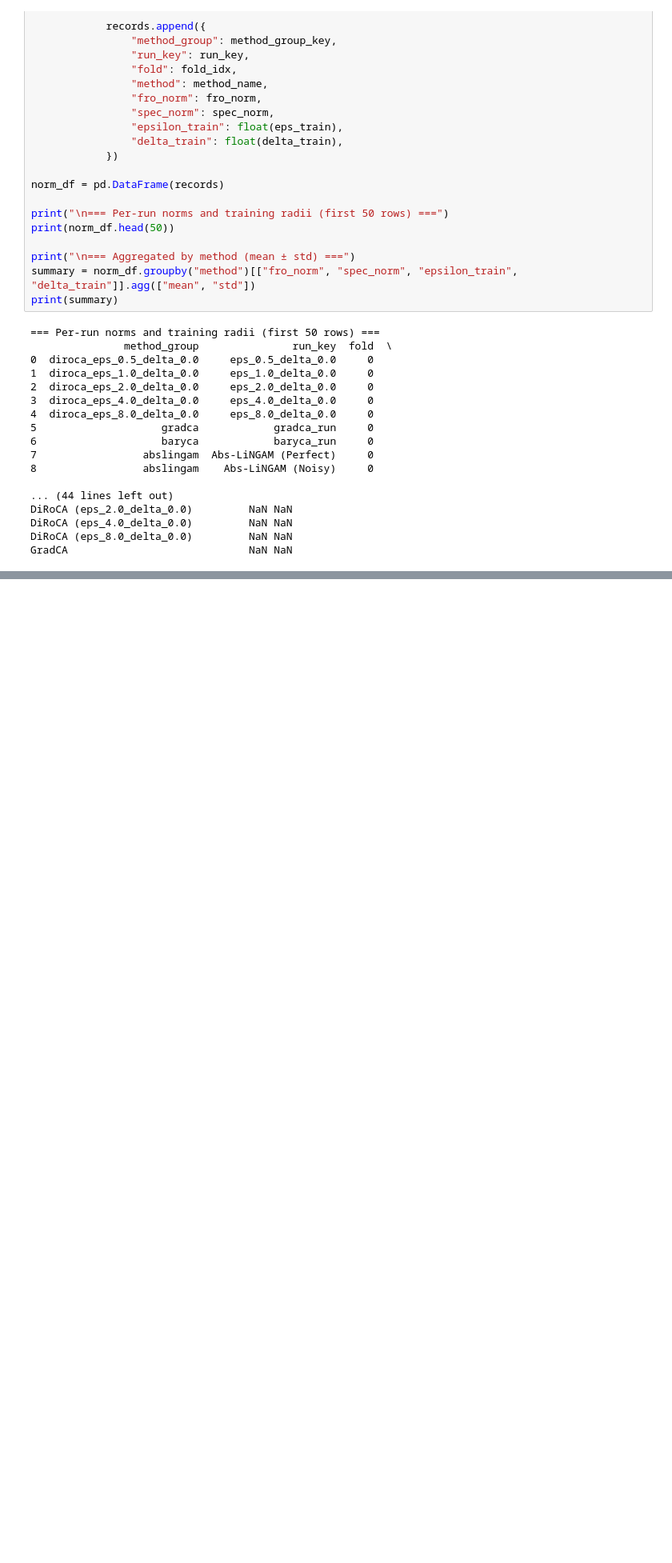
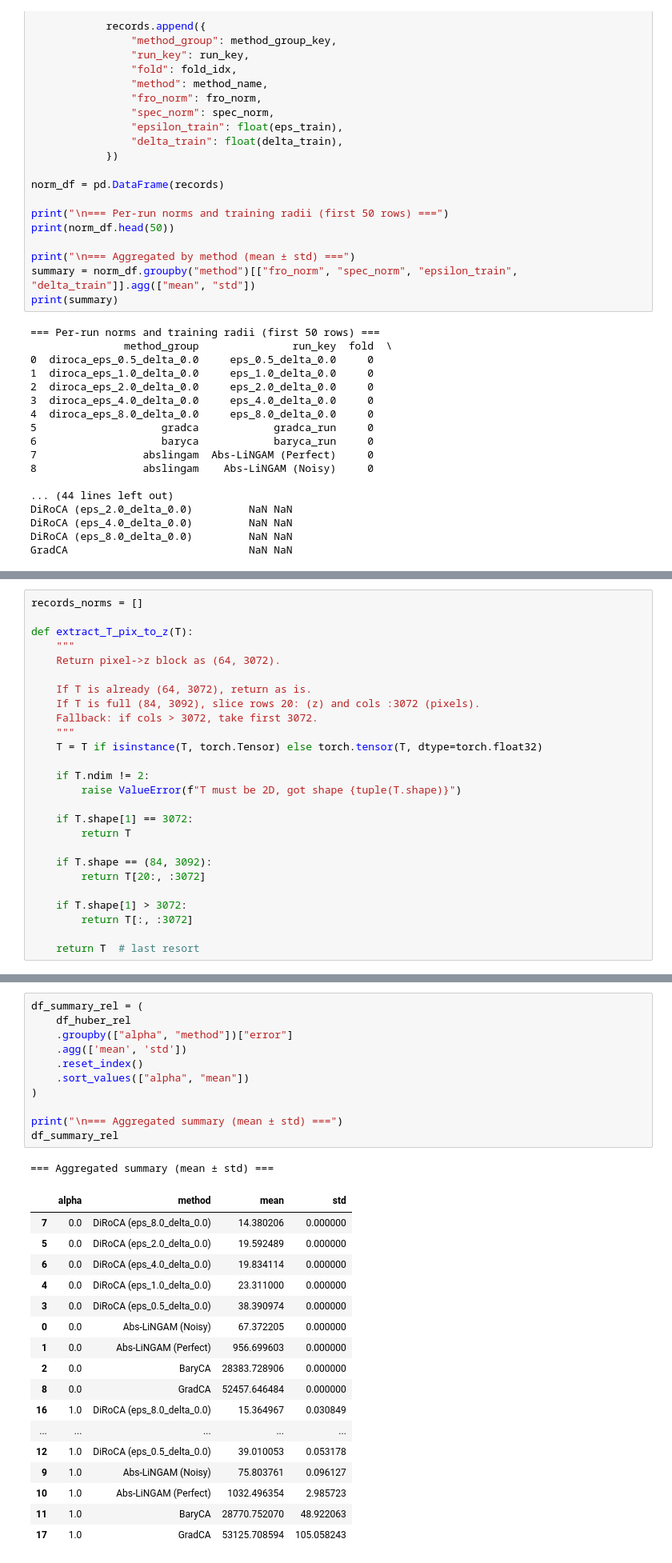
Before and after one commit to yfelekis/GenDiroca, a Jupyter notebook: cmnist_opt_new_fixed.ipynb, the cells around one changed output, grey strips where cells are left out. Shown at 80% size. Drawn from its saved outputs; the diff is of its cells as text; blank space fills up the shorter version.

```diff
--- a/cmnist_opt_new_fixed.ipynb
+++ b/cmnist_opt_new_fixed.ipynb
@@ -5057,0 +6466,26 @@ Abs-LiNGAM (Noisy) 0.0    337.863312  0.000000
+# %%
+records_norms = []
+
+def extract_T_pix_to_z(T):
+    """
+    Return pixel->z block as (64, 3072).
+
+    If T is already (64, 3072), return as is.
+    If T is full (84, 3092), slice rows 20: (z) and cols :3072 (pixels).
+    Fallback: if cols > 3072, take first 3072.
+    """
+    T = T if isinstance(T, torch.Tensor) else torch.tensor(T, dtype=torch.float32)
+
+    if T.ndim != 2:
+        raise ValueError(f"T must be 2D, got shape {tuple(T.shape)}")
+
+    if T.shape[1] == 3072:
+        return T
+
+    if T.shape == (84, 3092):
+        return T[20:, :3072]
+
+    if T.shape[1] > 3072:
+        return T[:, :3072]
+
+    return T  # last resort
@@ -5057,0 +7699,30 @@ Abs-LiNGAM (Noisy) 0.0    337.863312  0.000000
+# %%
+df_summary_rel = (
+    df_huber_rel
+    .groupby(["alpha", "method"])["error"]
+    .agg(['mean', 'std'])
+    .reset_index()
+    .sort_values(["alpha", "mean"])
+)
+
+print("\n=== Aggregated summary (mean ± std) ===")
+df_summary_rel
+# %% [output]
+=== Aggregated summary (mean ± std) ===
+|  | alpha | method | mean | std |
+| 7 | 0.0 | DiRoCA (eps_8.0_delta_0.0) | 14.380206 | 0.000000 |
+| 5 | 0.0 | DiRoCA (eps_2.0_delta_0.0) | 19.592489 | 0.000000 |
+| 6 | 0.0 | DiRoCA (eps_4.0_delta_0.0) | 19.834114 | 0.000000 |
+| 4 | 0.0 | DiRoCA (eps_1.0_delta_0.0) | 23.311000 | 0.000000 |
+| 3 | 0.0 | DiRoCA (eps_0.5_delta_0.0) | 38.390974 | 0.000000 |
+| 0 | 0.0 | Abs-LiNGAM (Noisy) | 67.372205 | 0.000000 |
+| 1 | 0.0 | Abs-LiNGAM (Perfect) | 956.699603 | 0.000000 |
+| 2 | 0.0 | BaryCA | 28383.728906 | 0.000000 |
+| 8 | 0.0 | GradCA | 52457.646484 | 0.000000 |
+| 16 | 1.0 | DiRoCA (eps_8.0_delta_0.0) | 15.364967 | 0.030849 |
+| ... | ... | ... | ... | ... |
+| 12 | 1.0 | DiRoCA (eps_0.5_delta_0.0) | 39.010053 | 0.053178 |
+| 9 | 1.0 | Abs-LiNGAM (Noisy) | 75.803761 | 0.096127 |
+| 10 | 1.0 | Abs-LiNGAM (Perfect) | 1032.496354 | 2.985723 |
+| 11 | 1.0 | BaryCA | 28770.752070 | 48.922063 |
+| 17 | 1.0 | GradCA | 53125.708594 | 105.058243 |
```
Also changed, not shown: parts of 41 cells of this notebook, 5 other files.
